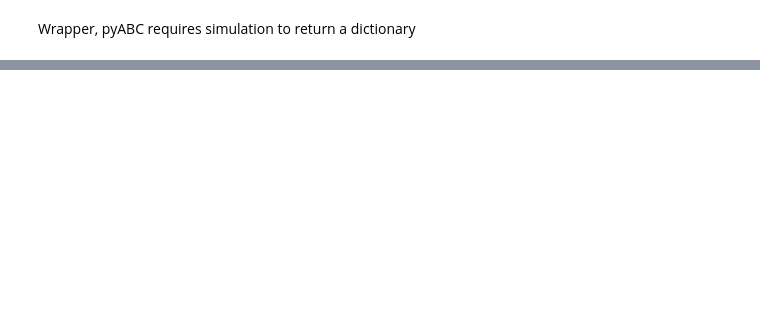
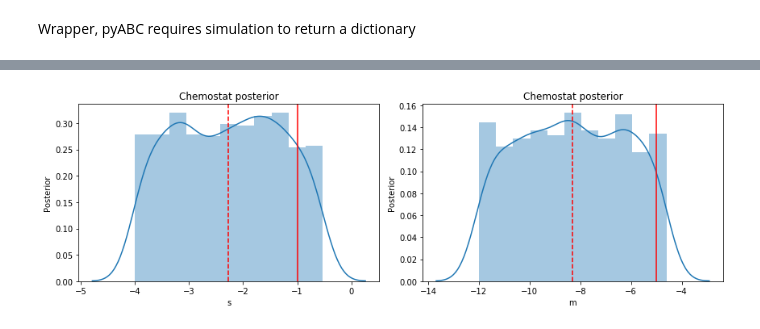
Before and after one commit to graceave/cnv_sims_inference, a Jupyter notebook: cnv_pyABC.ipynb, the cells around one changed output, grey strips where cells are left out. Cells and saved outputs as stored; diff of their text form; code cells hidden in the pictures; blank space fills up the shorter version.

```diff
--- a/cnv_pyABC.ipynb
+++ b/cnv_pyABC.ipynb
@@ -218,0 +209,15 @@ AttributeError: 'Distribution' object has no attribute 's'
+# %%
+def simulate_pyabc(parameters, N=N, s_snv=s_snv, m_snv=m_snv, generation=generation, model=model):
+    if model == "WF":
+        res = CNVsimulator_simpleWF(N=N, s_snv=s_snv, m_snv=m_snv, generation=generation, parameters=parameters)
+    if model == "Chemo":
+        res = CNVsimulator_simpleChemo(A_inoc=A_inoc, S_init=S_init, k=k, D=D, μA=μA, m_snv=m_snv, s_snv=s_snv, I=I, y=y, τ=τ, parameters=parameters)
+    exp_gen = ['25', '33', '41', '54', '62', '70', '79', '87', '95', '103', '116',
+       '124', '132', '145', '153', '161', '174', '182', '190', '211',
+       '219', '232', '244', '257', '267']
+    pyabc_dict = {}
+    i = 0
+    for keys in exp_gen:
+        pyabc_dict[keys] = res[i]
+        i+=1
+    return pyabc_dict
@@ -218,0 +226,6 @@ AttributeError: 'Distribution' object has no attribute 's'
+# %%
+abc = ABCSMC(models=simulate_pyabc,
+             parameter_priors=prior,
+             distance_function=AdaptivePNormDistance(p=2),
+             sampler=SingleCoreSampler(),
+             population_size=1000) # pop size reduced for notebook (because run locally)
@@ -218,0 +241,3 @@ AttributeError: 'Distribution' object has no attribute 's'
+# %%
+# We run the ABC until either criterion is met
+history_Chemo = abc.run(minimum_epsilon=0.2, max_nr_populations=2) # num pops reduced because run locally
@@ -218,0 +251,3 @@ AttributeError: 'Distribution' object has no attribute 's'
+# %%
+params, weights = history_Chemo.get_distribution(0)
+params.head()
@@ -218,0 +262,12 @@ AttributeError: 'Distribution' object has no attribute 's'
+# %%
+fig, axes = plt.subplots(1, 2, figsize=(12, 4))
+
+for param_name, param_real_value, ax in zip(['s', 'm'], true_params, axes.flat):
+    sns.distplot(params[param_name], hist_kws=dict(weights=weights), ax=ax)
+    ax.axvline(param_real_value, color='red')
+    ax.axvline(params[param_name].values @ weights, color='red', ls='--')
+    ax.set(xlabel=param_name, ylabel='Posterior', title="Chemostat posterior")
+
+fig.tight_layout()
+# %% [output]
+[figure, added]
```
Also changed, not shown: parts of 29 cells of this notebook, 2 other files.
